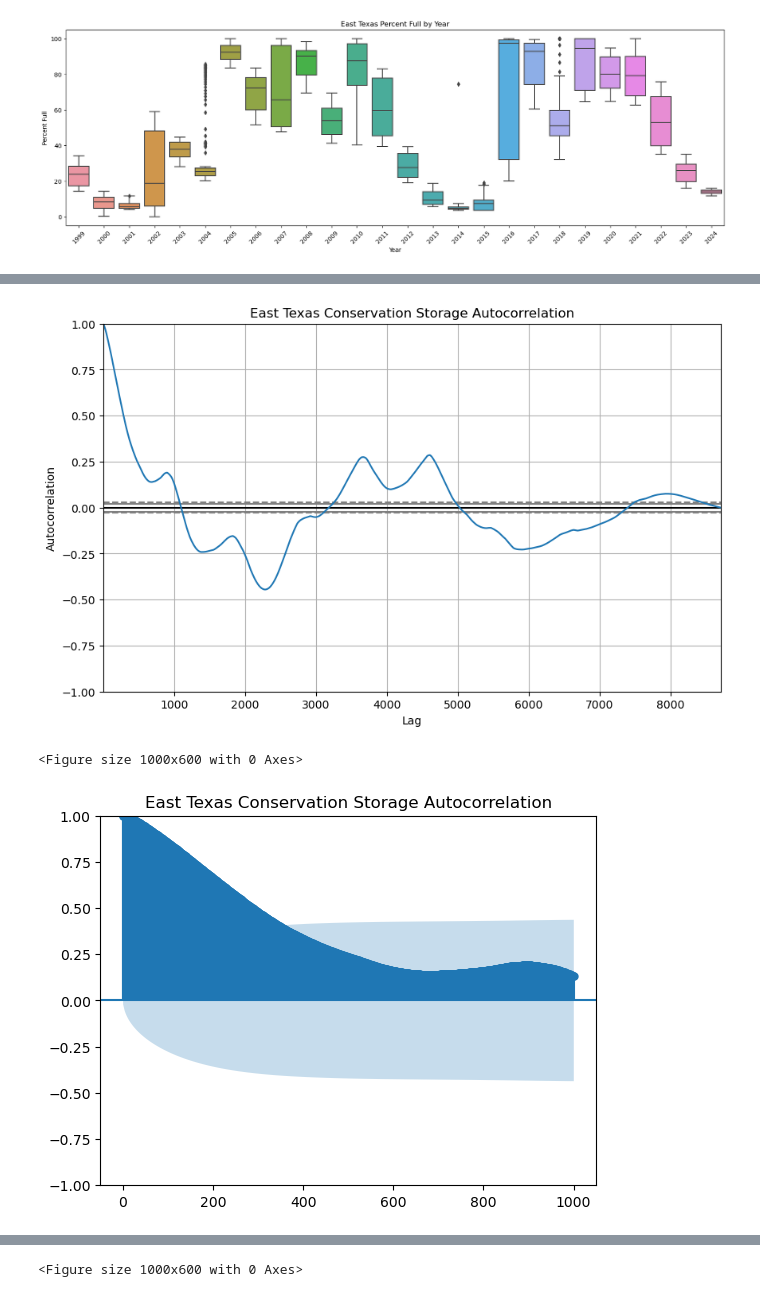
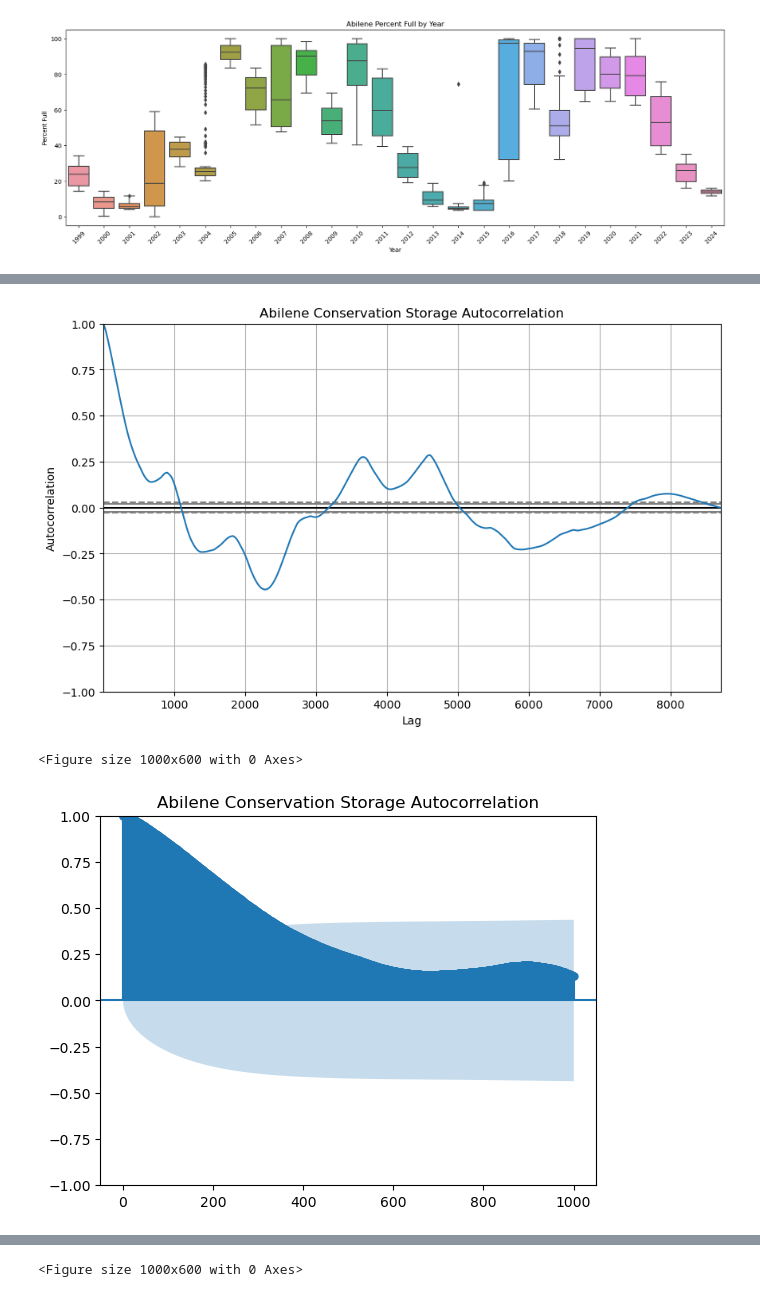
Before and after one commit to khoihng22/data-analytics-final-project, a Jupyter notebook: report_2.ipynb, the cells around one changed output, grey strips where cells are left out. Saved outputs shown, nothing was run; the diff lists cells and outputs as text; code cells hidden in the pictures.

Commit message:
fix plots after changing dataset

```diff
--- a/report_2.ipynb
+++ b/report_2.ipynb
@@ -5,7 +5,7 @@ import matplotlib.pyplot as plt
 import seaborn as sns
 # %%
 # Load the data
-df = pd.read_csv('east_texas_reservoir.csv')
+df = pd.read_csv('abilene_reservoir.csv')
 df.drop(columns=['dead_pool_capacity', 'conservation_capacity', 'water_level'], inplace=True)
 # set date as index
 df['date'] = pd.to_datetime(df['date'])
@@ -121,20 +121,20 @@ plt.show()
 # autocorrelation plot
 plt.figure(figsize=(10, 6))
 pd.plotting.autocorrelation_plot(df['conservation_storage'])
-plt.title('East Texas Conservation Storage Autocorrelation')
+plt.title('Abilene Conservation Storage Autocorrelation')
 plt.show()
 # %% [output]
-[figure, old version]
+[figure, new version]
 # %%
 # acf plot
 from statsmodels.graphics.tsaplots import plot_acf
 plt.figure(figsize=(10, 6))
 plot_acf(df['conservation_storage'], lags=1000)
-plt.title('East Texas Conservation Storage Autocorrelation')
+plt.title('Abilene Conservation Storage Autocorrelation')
 plt.show()
 # %% [output]
 <Figure size 1000x600 with 0 Axes>
-[figure, old version]
+[figure, new version]
 # %%
 # acf plot of reservoir storage
 plt.figure(figsize=(10, 6))
```
Also changed, not shown: parts of 12 cells of this notebook.
